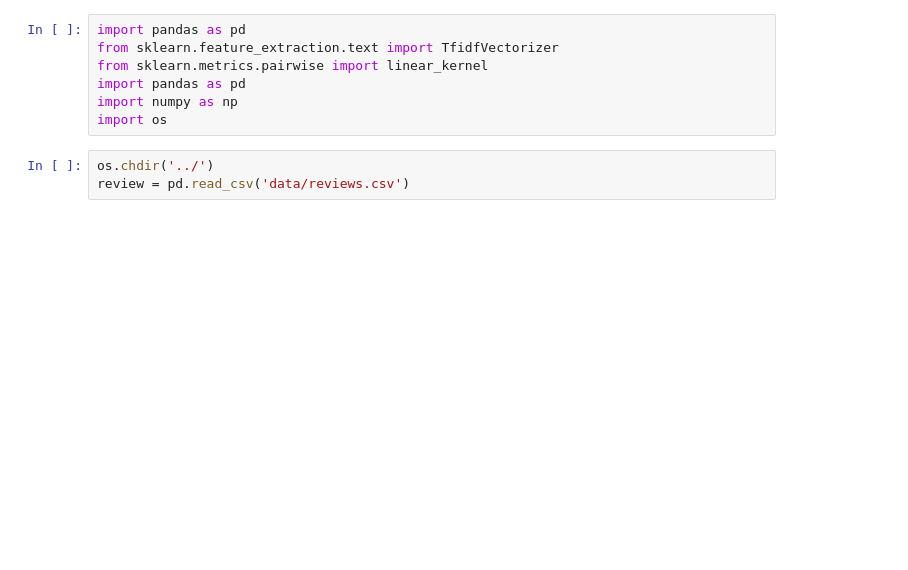
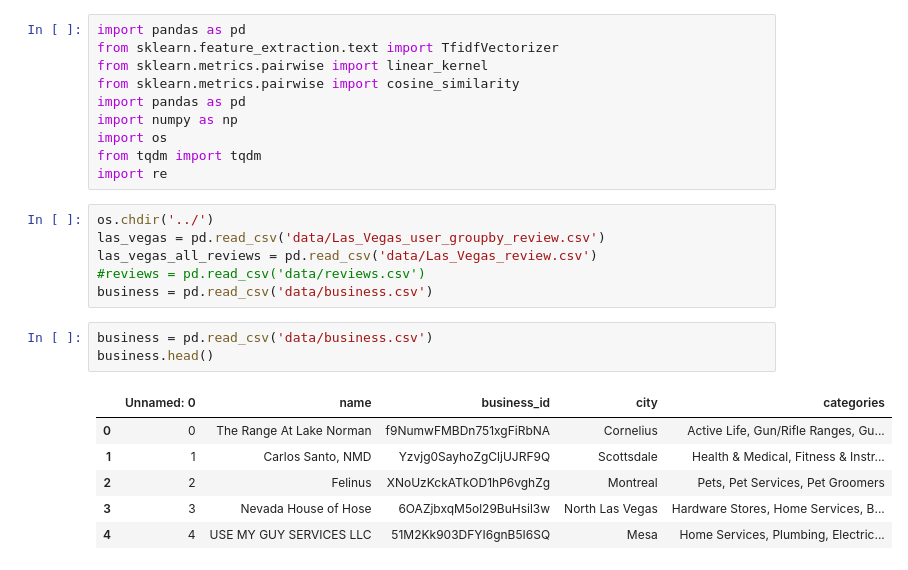
Before and after one commit to Lannnnnnn/LA-Restaurant-recommend, a Jupyter notebook: notebook/TF-IDF content-based recommendation.ipynb, the cells around one changed output. Saved outputs shown, nothing was run; the diff lists cells and outputs as text; blank space fills up the shorter version.

```diff
--- a/notebook/TF-IDF content-based recommendation.ipynb
+++ b/notebook/TF-IDF content-based recommendation.ipynb
@@ -2,9 +2,25 @@
 import pandas as pd
 from sklearn.feature_extraction.text import TfidfVectorizer
 from sklearn.metrics.pairwise import linear_kernel
+from sklearn.metrics.pairwise import cosine_similarity
 import pandas as pd
 import numpy as np
 import os
+from tqdm import tqdm
+import re
+# %%
+os.chdir('../')
+las_vegas = pd.read_csv('data/Las_Vegas_user_groupby_review.csv')
+las_vegas_all_reviews = pd.read_csv('data/Las_Vegas_review.csv')
+#reviews = pd.read_csv('data/reviews.csv')
+business = pd.read_csv('data/business.csv')
 # %%
-os.chdir('../')
-review = pd.read_csv('data/reviews.csv')
+business = pd.read_csv('data/business.csv')
+business.head()
+# %% [output]
+|  | Unnamed: 0 | name | business_id | city | categories |
+| 0 | 0 | The Range At Lake Norman | f9NumwFMBDn751xgFiRbNA | Cornelius | Active Life, Gun/Rifle Ranges, Gu... |
+| 1 | 1 | Carlos Santo, NMD | Yzvjg0SayhoZgCljUJRF9Q | Scottsdale | Health & Medical, Fitness & Instr... |
+| 2 | 2 | Felinus | XNoUzKckATkOD1hP6vghZg | Montreal | Pets, Pet Services, Pet Groomers |
+| 3 | 3 | Nevada House of Hose | 6OAZjbxqM5ol29BuHsil3w | North Las Vegas | Hardware Stores, Home Services, B... |
+| 4 | 4 | USE MY GUY SERVICES LLC | 51M2Kk903DFYI6gnB5I6SQ | Mesa | Home Services, Plumbing, Electric... |
```
Also changed, not shown: parts of 25 cells of this notebook.
